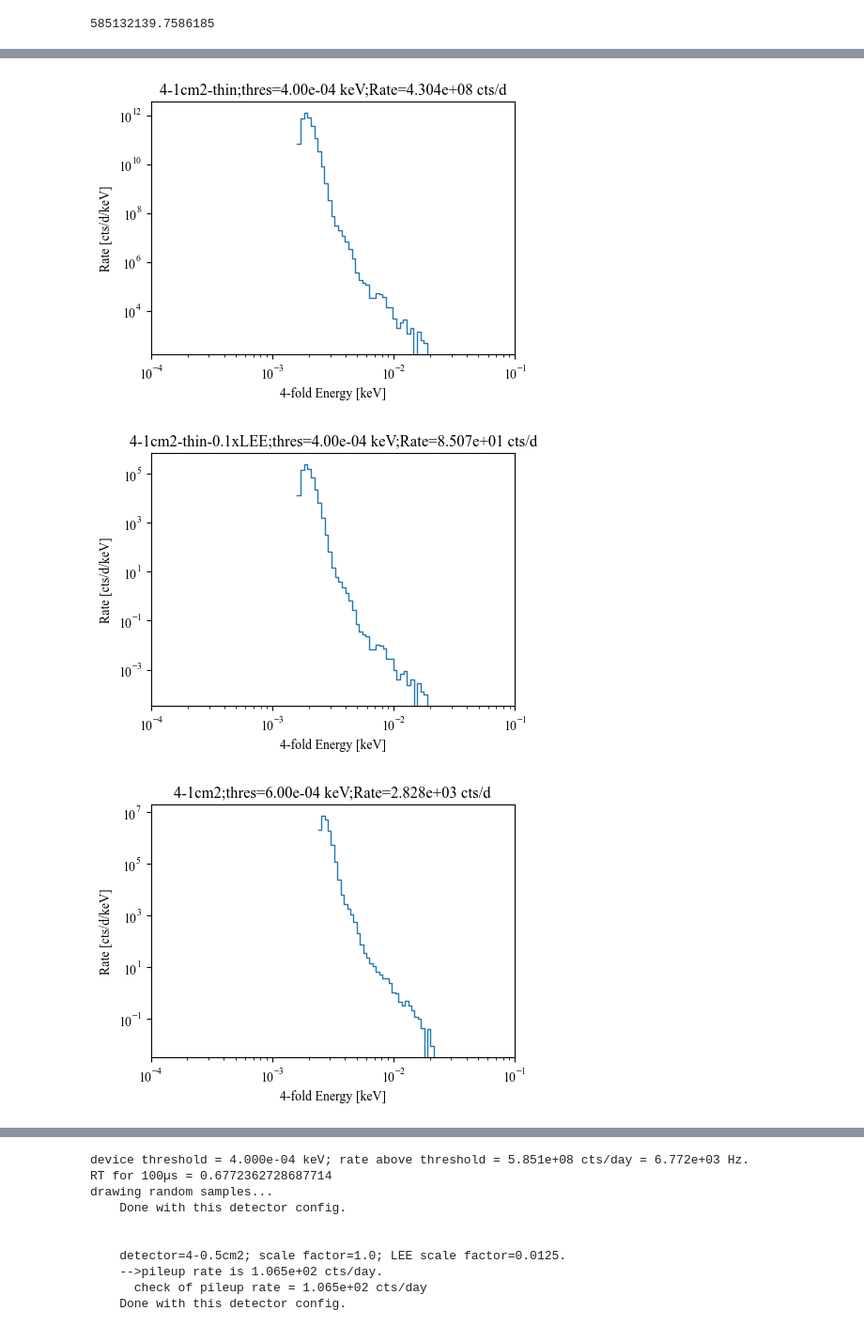
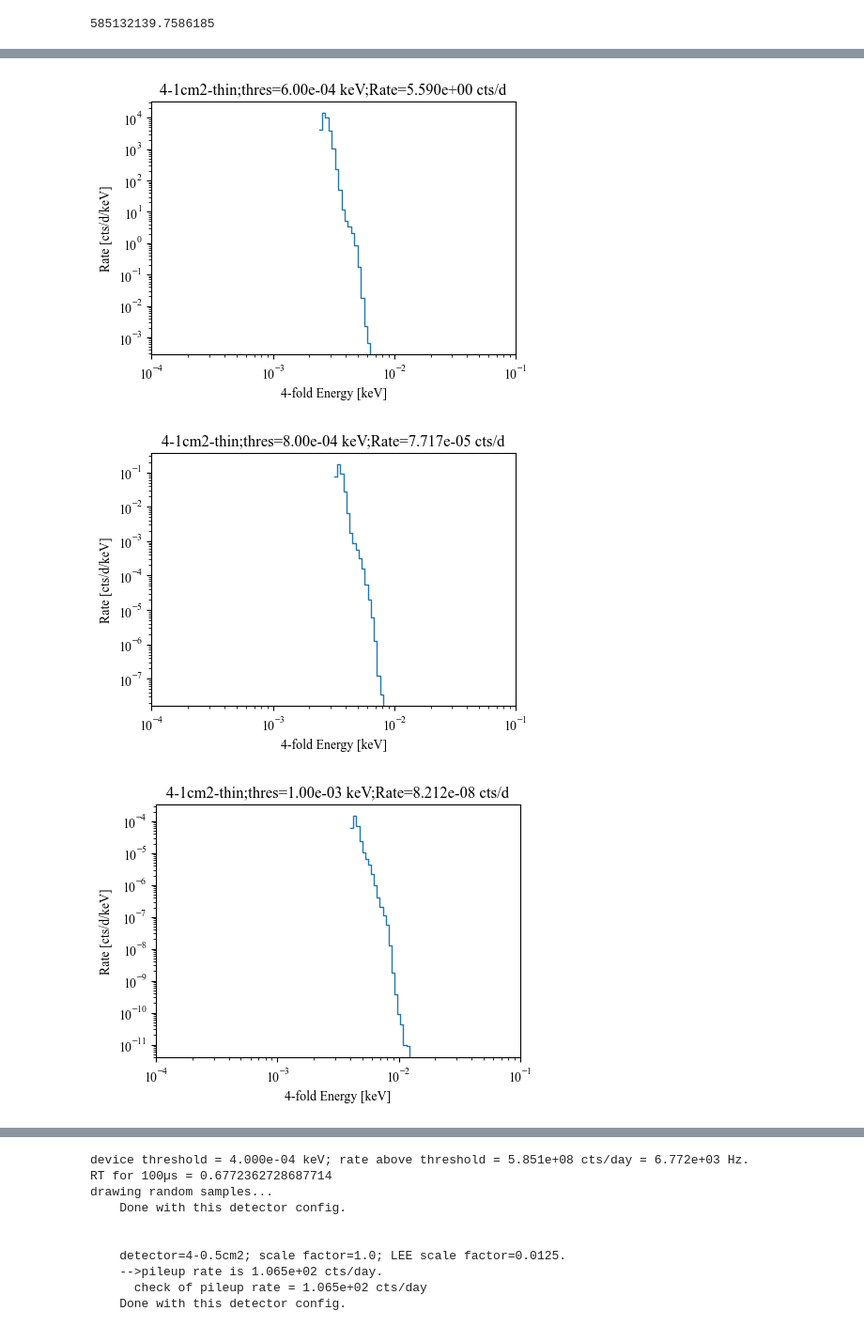
Before and after one commit to spice-herald/DarkLim, a Jupyter notebook: examples/generate_Run57_templates.ipynb, the cells around one changed output, grey strips where cells are left out. Shown at 94% size. Saved outputs shown, nothing was run; the diff lists cells and outputs as text; code cells hidden in the pictures.

```diff
--- a/examples/generate_Run57_templates.ipynb
+++ b/examples/generate_Run57_templates.ipynb
@@ -123,7 +123,9 @@ frac_cut = 0.125 # min fraction of total energy/sensor for partition requirement
 per_device_thresholds = np.arange(0.4,1.2,0.2) * 1e-3 # keV
 rates_above_threshold = np.asarray([ pdf_integral(lee_func,thres,100e-3,10000) for thres in per_device_thresholds ])
 
-detectors = ['4-1cm2','4-1cm2-thin','4-1cm2-thin-0.1xLEE']   #'4-0.5cm2']#,'16-0.5cm2','24-0.5cm2']
+#detectors = ['4-1cm2','4-1cm2-thin','4-1cm2-thin-0.1xLEE']   #'4-0.5cm2']#,'16-0.5cm2','24-0.5cm2']
+
+detectors = ['4-1cm2-thin']
 
 print('running with the following thresholds [keV]:')
 print(per_device_thresholds)
@@ -142,7 +144,7 @@ rates_above_threshold[0]
 # %%
 # VARIABLE length templates here!
 
-use_partition_cut = False
+use_partition_cut = True
 fix_windows = False
 plot_check = True
 save = True
@@ -204,7 +206,7 @@ for i,per_device_threshold in enumerate(per_device_thresholds):
             lee_scale_factor = 1
             energy_res = 0.2e-3
             T0 = 186e-6
-        if detector=='4-1cm2thin': # thinner, only 2x LEE improvement from volume scaling
+        if detector=='4-1cm2-thin': # thinner, only 2x LEE improvement from volume scaling
             scale_factor = 1
             lee_scale_factor = 1/2
             energy_res = 0.02e-3
@@ -235,7 +237,7 @@ for i,per_device_threshold in enumerate(per_device_thresholds):
         #    scale_factor *= partition_survival
 
         print('')
-        print('    detector={:s}; scale factor={:.1f}; LEE scale factor={:0.4f}.'.format(detector,scale_factor,lee_scale_factor))
+        print('    detector={:s}; scale factor={:.1f}; LEE scale factor={:0.4f}; energy res={:0.3}eV'.format(detector,scale_factor,lee_scale_factor,1000*energy_res))
 
         # calculate coincidence window and evt weights - depends on detector config
         summed_n = (1/energy_res)*np.sqrt( raw_evts[0,:]**2+raw_evts[1,:]**2+raw_evts[2,:]**2+raw_evts[3,:]**2 )
@@ -339,3 +341,3 @@ Done with all thresholds.
-[figure, old version]
+[figure, new version]
-[figure, old version]
+[figure, new version]
-[figure, old version]
+[figure, new version]
```
Also changed, not shown: parts of 1 cell of this notebook, 2 other files.
